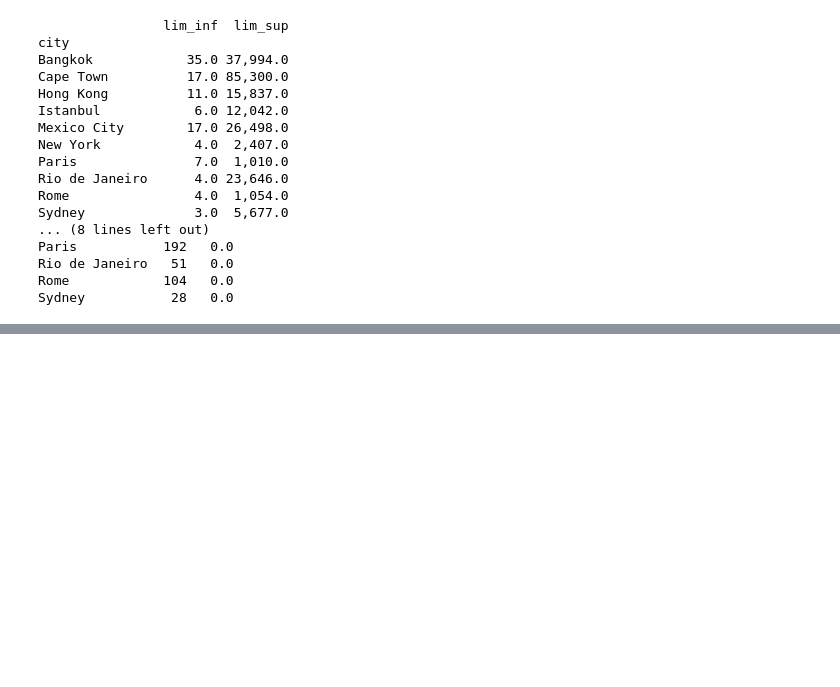
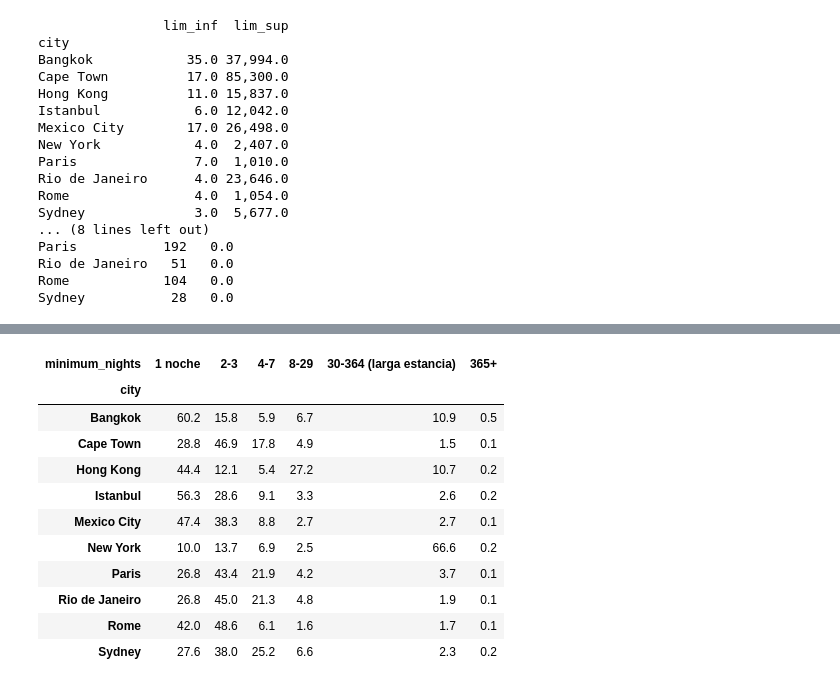
Before and after one commit to PabloArrHdez/Python, a Jupyter notebook: AirBnb/notebook.ipynb, the cells around one changed output, grey strips where cells are left out. Drawn from its saved outputs; the diff is of its cells as text; code cells hidden in the pictures; blank space fills up the shorter version.

Commit message:
modificamos minima estancia y limpiamos

```diff
--- a/AirBnb/notebook.ipynb
+++ b/AirBnb/notebook.ipynb
@@ -191,0 +207,21 @@ print(listings_reduce.shape)
+# %%
+# 2. Reparto por tramos de estancia mínima
+tramos = pd.cut(
+    listings_reduce["minimum_nights"],
+    bins=[0, 1, 3, 7, 29, 364, float("inf")],
+    labels=["1 noche", "2-3", "4-7", "8-29", "30-364 (larga estancia)", "365+"],
+)
+(pd.crosstab(listings_reduce["city"], tramos, normalize="index") * 100).round(1)
+# %% [output]
+| minimum_nights | 1 noche | 2-3 | 4-7 | 8-29 | 30-364 (larga estancia) | 365+ |
+| city |  |  |  |  |  |  |
+| Bangkok | 60.2 | 15.8 | 5.9 | 6.7 | 10.9 | 0.5 |
+| Cape Town | 28.8 | 46.9 | 17.8 | 4.9 | 1.5 | 0.1 |
+| Hong Kong | 44.4 | 12.1 | 5.4 | 27.2 | 10.7 | 0.2 |
+| Istanbul | 56.3 | 28.6 | 9.1 | 3.3 | 2.6 | 0.2 |
+| Mexico City | 47.4 | 38.3 | 8.8 | 2.7 | 2.7 | 0.1 |
+| New York | 10.0 | 13.7 | 6.9 | 2.5 | 66.6 | 0.2 |
+| Paris | 26.8 | 43.4 | 21.9 | 4.2 | 3.7 | 0.1 |
+| Rio de Janeiro | 26.8 | 45.0 | 21.3 | 4.8 | 1.9 | 0.1 |
+| Rome | 42.0 | 48.6 | 6.1 | 1.6 | 1.7 | 0.1 |
+| Sydney | 27.6 | 38.0 | 25.2 | 6.6 | 2.3 | 0.2 |
```
Also changed, not shown: parts of 12 cells of this notebook.
